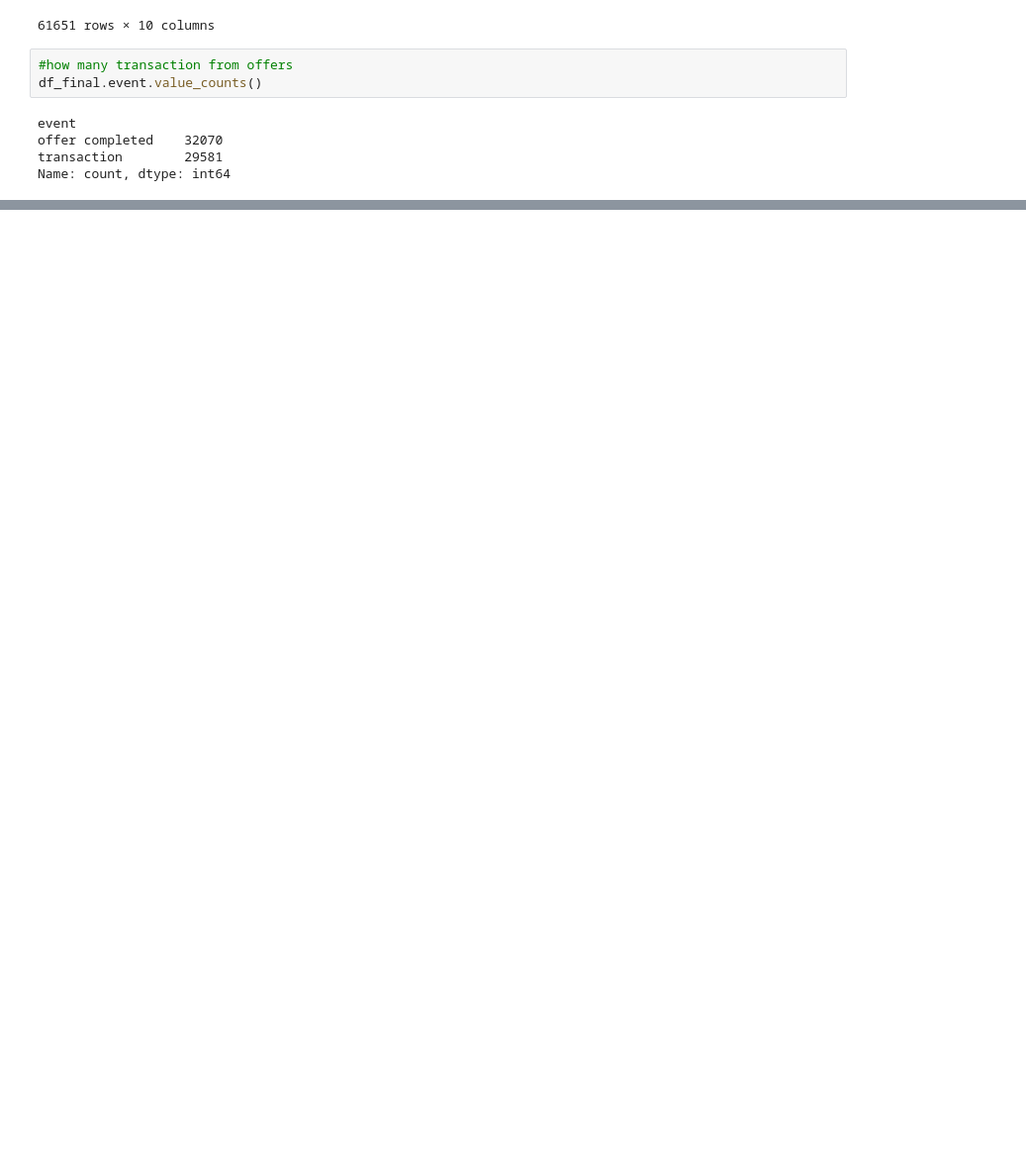
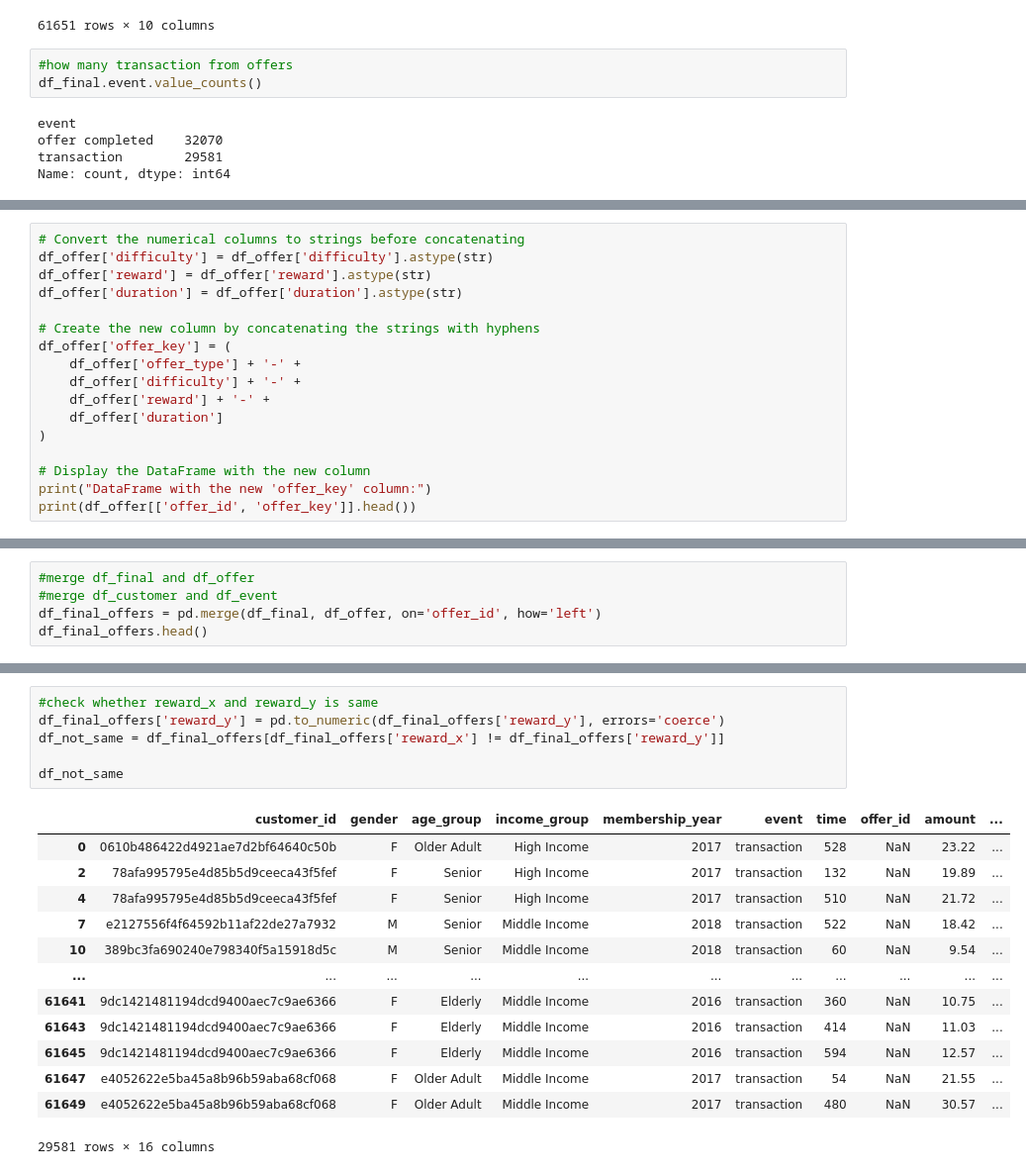
Before and after one commit to irfanzim/Python-Maven-Rewards-Challenge, a Jupyter notebook: Untitled1.ipynb, the cells around one changed output, grey strips where cells are left out. Shown at 99% size. Cells and saved outputs as stored; diff of their text form; blank space fills up the shorter version.

```diff
--- a/Untitled1.ipynb
+++ b/Untitled1.ipynb
@@ -405,0 +413,17 @@ np.float64(158630.0)
+# %%
+# Convert the numerical columns to strings before concatenating
+df_offer['difficulty'] = df_offer['difficulty'].astype(str)
+df_offer['reward'] = df_offer['reward'].astype(str)
+df_offer['duration'] = df_offer['duration'].astype(str)
+
+# Create the new column by concatenating the strings with hyphens
+df_offer['offer_key'] = (
+    df_offer['offer_type'] + '-' +
+    df_offer['difficulty'] + '-' +
+    df_offer['reward'] + '-' +
+    df_offer['duration']
+)
+
+# Display the DataFrame with the new column
+print("DataFrame with the new 'offer_key' column:")
+print(df_offer[['offer_id', 'offer_key']].head())
@@ -405,0 +448,5 @@ np.float64(158630.0)
+# %%
+#merge df_final and df_offer
+#merge df_customer and df_event
+df_final_offers = pd.merge(df_final, df_offer, on='offer_id', how='left')
+df_final_offers.head()
@@ -405,0 +481,20 @@ np.float64(158630.0)
+# %%
+#check whether reward_x and reward_y is same
+df_final_offers['reward_y'] = pd.to_numeric(df_final_offers['reward_y'], errors='coerce')
+df_not_same = df_final_offers[df_final_offers['reward_x'] != df_final_offers['reward_y']]
+
+df_not_same
+# %% [output]
+|  | customer_id | gender | age_group | income_group | membership_year | event | time | offer_id | amount | ... |
+| 0 | 0610b486422d4921ae7d2bf64640c50b | F | Older Adult | High Income | 2017 | transaction | 528 | NaN | 23.22 | ... |
+| 2 | 78afa995795e4d85b5d9ceeca43f5fef | F | Senior | High Income | 2017 | transaction | 132 | NaN | 19.89 | ... |
+| 4 | 78afa995795e4d85b5d9ceeca43f5fef | F | Senior | High Income | 2017 | transaction | 510 | NaN | 21.72 | ... |
+| 7 | e2127556f4f64592b11af22de27a7932 | M | Senior | Middle Income | 2018 | transaction | 522 | NaN | 18.42 | ... |
+| 10 | 389bc3fa690240e798340f5a15918d5c | M | Senior | Middle Income | 2018 | transaction | 60 | NaN | 9.54 | ... |
+| ... | ... | ... | ... | ... | ... | ... | ... | ... | ... | ... |
+| 61641 | 9dc1421481194dcd9400aec7c9ae6366 | F | Elderly | Middle Income | 2016 | transaction | 360 | NaN | 10.75 | ... |
+| 61643 | 9dc1421481194dcd9400aec7c9ae6366 | F | Elderly | Middle Income | 2016 | transaction | 414 | NaN | 11.03 | ... |
+| 61645 | 9dc1421481194dcd9400aec7c9ae6366 | F | Elderly | Middle Income | 2016 | transaction | 594 | NaN | 12.57 | ... |
+| 61647 | e4052622e5ba45a8b96b59aba68cf068 | F | Older Adult | Middle Income | 2017 | transaction | 54 | NaN | 21.55 | ... |
+| 61649 | e4052622e5ba45a8b96b59aba68cf068 | F | Older Adult | Middle Income | 2017 | transaction | 480 | NaN | 30.57 | ... |
+29581 rows × 16 columns
```
Also changed, not shown: parts of 13 cells of this notebook, 2 other files.
